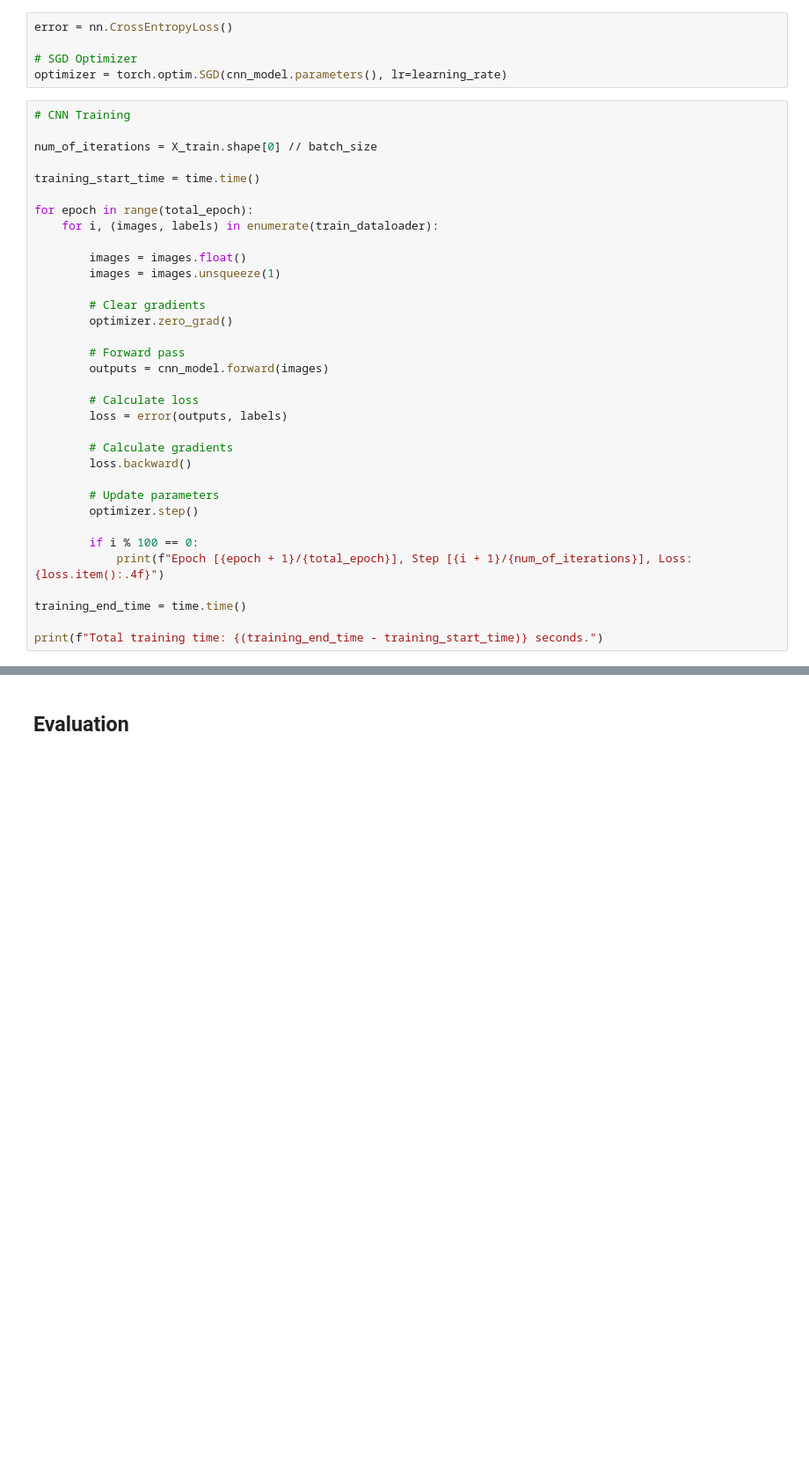
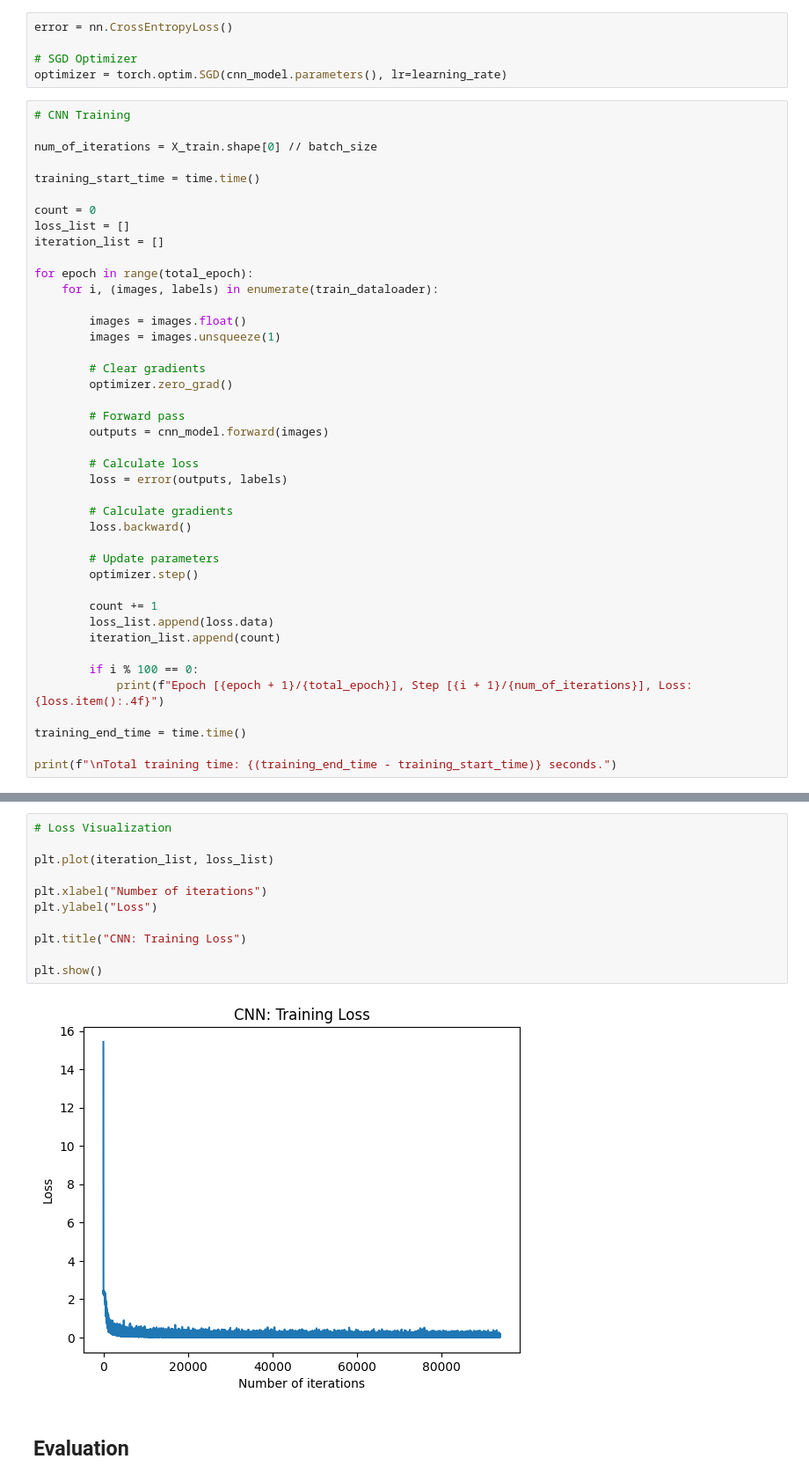
Before and after one commit to sujanW0W/CNN_MNIST, a Jupyter notebook: MNIST_CNN.ipynb, the cells around one changed output, grey strips where cells are left out. Shown at 88% size. Saved outputs shown, nothing was run; the diff lists cells and outputs as text; blank space fills up the shorter version.

Commit message:
feat: visualization of loss during training

```diff
--- a/MNIST_CNN.ipynb
+++ b/MNIST_CNN.ipynb
@@ -182,6 +183,10 @@ optimizer = torch.optim.SGD(cnn_model.parameters(), lr=learning_rate)
 num_of_iterations = X_train.shape[0] // batch_size
 
 training_start_time = time.time()
+
+count = 0
+loss_list = []
+iteration_list = []
 
 for epoch in range(total_epoch):
     for i, (images, labels) in enumerate(train_dataloader):
@@ -204,10 +209,14 @@ for epoch in range(total_epoch):
         # Update parameters
         optimizer.step()
 
+        count += 1
+        loss_list.append(loss.data)
+        iteration_list.append(count)
+
         if i % 100 == 0:
             print(f"Epoch [{epoch + 1}/{total_epoch}], Step [{i + 1}/{num_of_iterations}], Loss: {loss.item():.4f}")
 
 training_end_time = time.time()
 
-print(f"Total training time: {(training_end_time - training_start_time)} seconds.")
+print(f"\nTotal training time: {(training_end_time - training_start_time)} seconds.")
 # %% [output]
@@ -231,3 +240,16 @@ Total training time: 492.70769023895264 seconds.
+# %%
+# Loss Visualization
+
+plt.plot(iteration_list, loss_list)
+
+plt.xlabel("Number of iterations")
+plt.ylabel("Loss")
+
+plt.title("CNN: Training Loss")
+
+plt.show()
+# %% [output]
+[figure, added]
 # %% [markdown]
 ## Evaluation
 # %%
```
Also changed, not shown: parts of 3 cells of this notebook.
